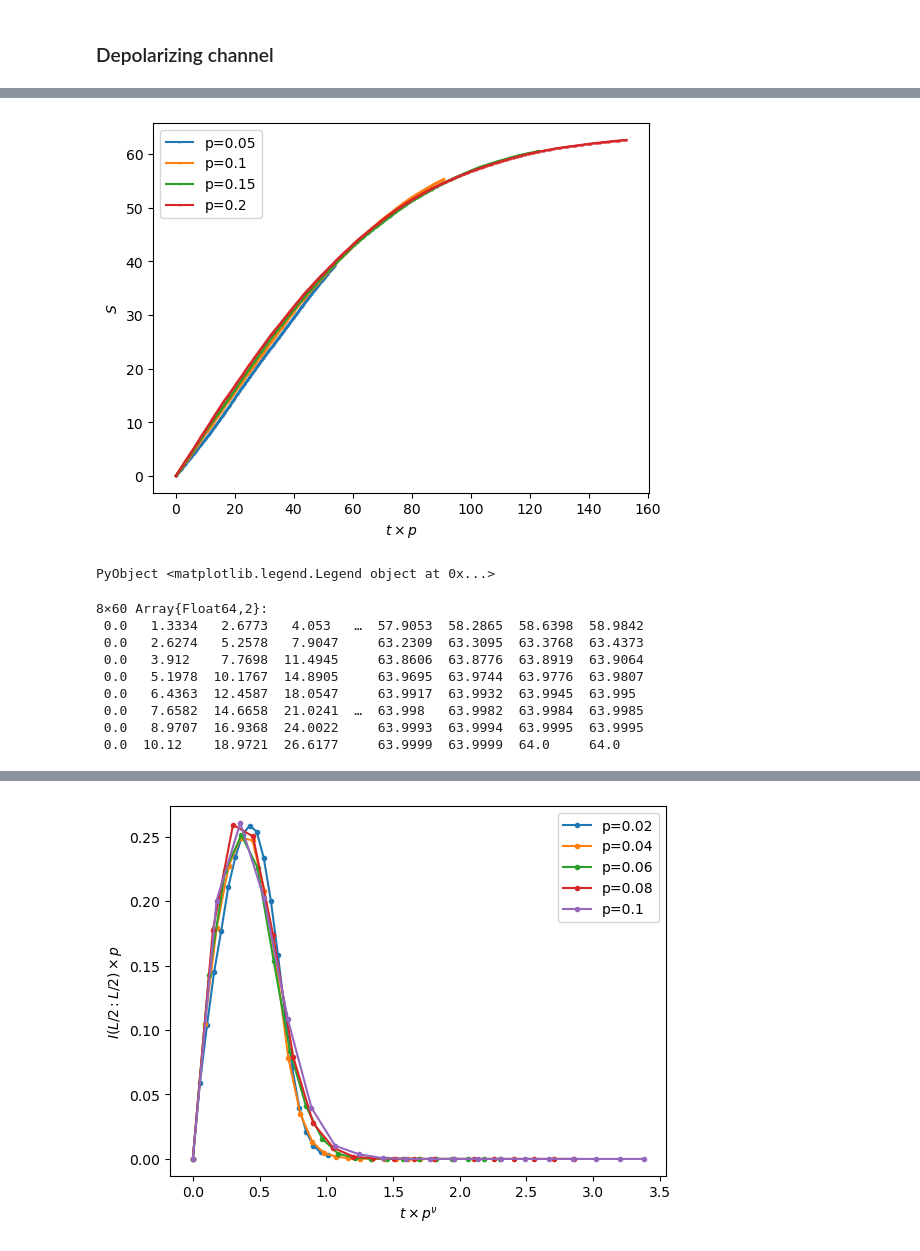
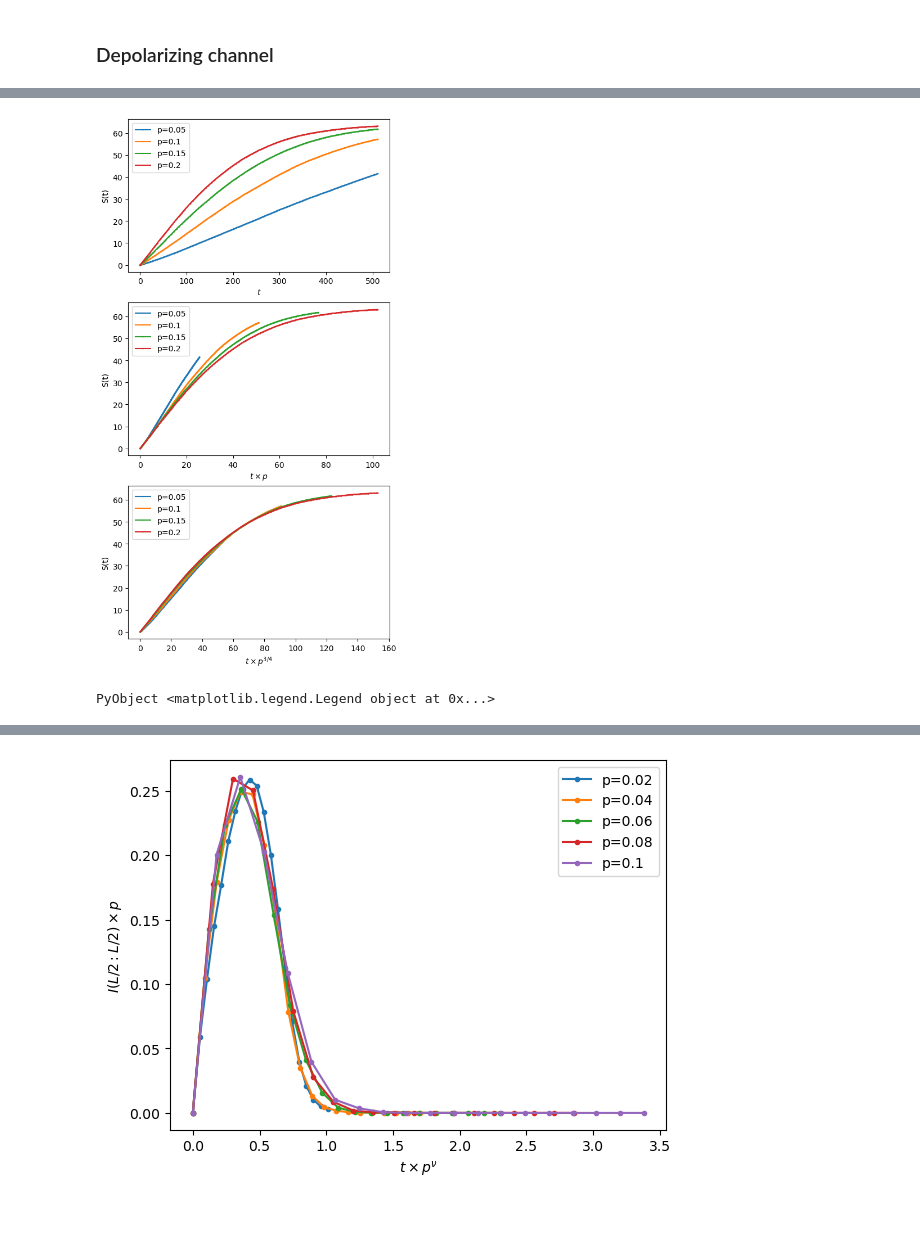
Before and after one commit to sangsq/julia-clifford, a Jupyter notebook: notebooks/channels.ipynb, the cells around one changed output, grey strips where cells are left out. Drawn from its saved outputs; the diff is of its cells as text; code cells hidden in the pictures; blank space fills up the shorter version.

```diff
--- a/notebooks/channels.ipynb
+++ b/notebooks/channels.ipynb
@@ -91,9 +80,0 @@ PyObject <matplotlib.legend.Legend object at 0x...>
-# %%
-nv = 1
-for i in 1:length(p_list)
-    x = (0:n_step-1)
-    plot(x .* p_list[i].^nv, ees[i, :], ms=1, ".-", label=string("p=", p_list[i]))
-end
-xlabel(L"$t \times p$")
-ylabel(L"$S$")
-legend()
@@ -103,15 +81,30 @@ PyObject <matplotlib.legend.Legend object at 0x...>
-# %%
-nv = 0.75
-for i in 1:length(p_list)
-    x = (0:n_step-1)
-    plot(x .* p_list[i].^nv, ees[i, :], ms=1, ".-", label=string("p=", p_list[i]))
-end
-xlabel(L"$t \times p$")
-ylabel(L"$S$")
-legend()
-# %% [output]
-[figure, removed]
-PyObject <matplotlib.legend.Legend object at 0x...>
+# %%
+@load "./cache/dp_slow.jld2" result
+
+n = 64
+p_list = 0.05:0.05:0.2
+n_step = 512
+ees, ls = result
+fg, ax = subplots(3, figsize=(6, 12))
+
+for i in 1:length(p_list)
+    x = (0:n_step-1)
+    ax[1].plot(x, ees[i, :], ".-", label=string("p=", p_list[i]), ms=1)
+    ax[2].plot(x .* p_list[i].^1, ees[i, :], ".-", label=string("p=", p_list[i]), ms=1)
+    ax[3].plot(x .* p_list[i].^0.75, ees[i, :], ".-", label=string("p=", p_list[i]), ms=1)
+end
+ax[1].set_xlabel(L"t")
+ax[1].set_ylabel("S(t)")
+ax[1].legend()
+ax[2].set_xlabel(L"t\times p")
+ax[2].set_ylabel("S(t)")
+ax[2].legend()
+ax[3].set_xlabel(L"t\times p^{3/4}")
+ax[3].set_ylabel("S(t)")
+ax[3].legend()
+# %% [output]
+[figure, added]
+PyObject <matplotlib.legend.Legend object at 0x...>
 # %%
 n = 64
 p_list = 0.1:0.1:0.8
@@ -120,26 +113,24 @@ n_average = 10000
 n_step = 60
 channel = depolarize!
 op = adam_op!
+
 ees = zeros(length(p_list), n_step)
+ls = zeros(length(p_list), n_step)
 
 for i in 1:length(p_list)
     p = p_list[i]
+    nn_step = Int(floor(n_step / p^0.5 * n_step))
     for _ in 1:n_average
         state = all_up(n)
         for k in 1:n_step
             ees[i, k] += entropy(state)
+            ls[i, k] += mean_stab_length(state)
             bw_update!(state, channel, p, op, dilation)
         end
     end
 end
 ees ./= n_average
+ls ./= n_average
+result = ees, ls
+
+@save "./cache/dp_quick.jld2" result
-# %% [output]
-8×60 Array{Float64,2}:
- 0.0   1.3334   2.6773   4.053   …  57.9053  58.2865  58.6398  58.9842
- 0.0   2.6274   5.2578   7.9047     63.2309  63.3095  63.3768  63.4373
- 0.0   3.912    7.7698  11.4945     63.8606  63.8776  63.8919  63.9064
- 0.0   5.1978  10.1767  14.8905     63.9695  63.9744  63.9776  63.9807
- 0.0   6.4363  12.4587  18.0547     63.9917  63.9932  63.9945  63.995
- 0.0   7.6582  14.6658  21.0241  …  63.998   63.9982  63.9984  63.9985
- 0.0   8.9707  16.9368  24.0022     63.9993  63.9994  63.9995  63.9995
- 0.0  10.12    18.9721  26.6177     63.9999  63.9999  64.0     64.0
```
Also changed, not shown: parts of 22 cells of this notebook, 5 other files.
